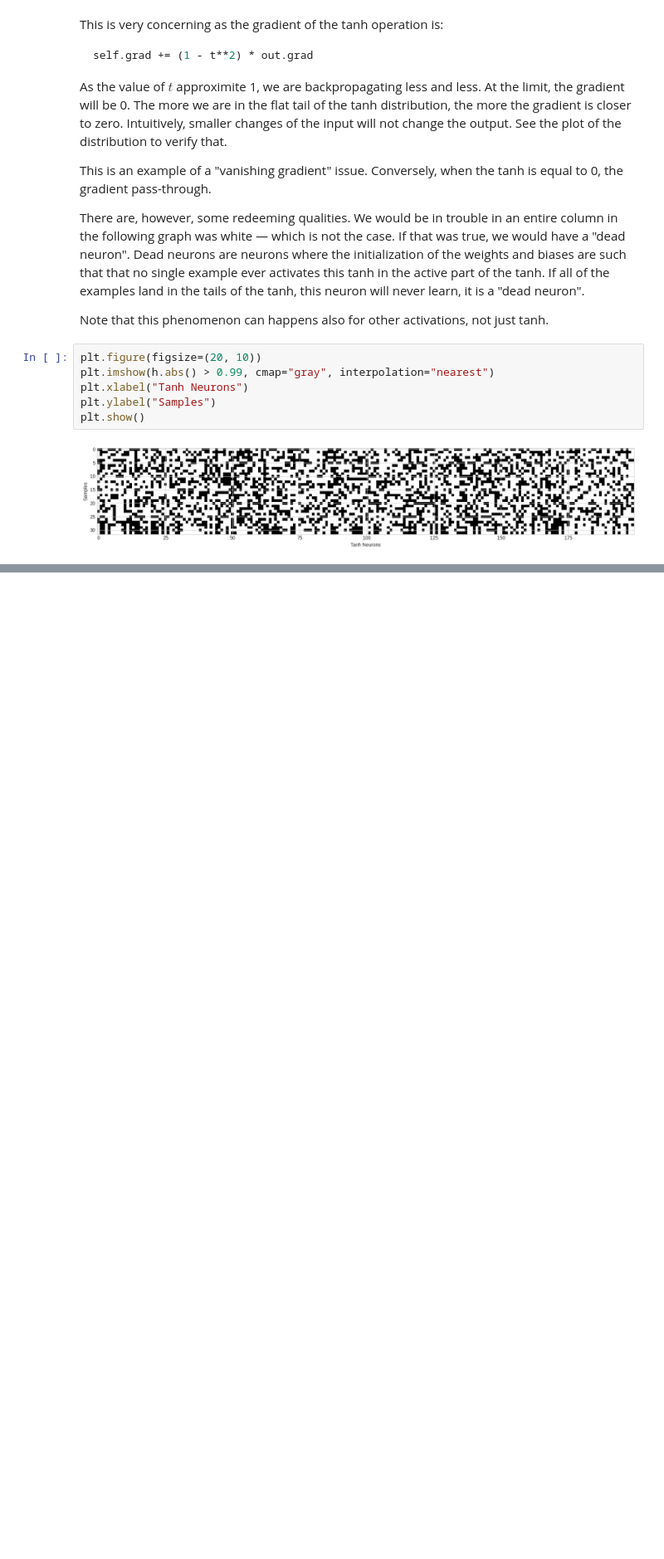
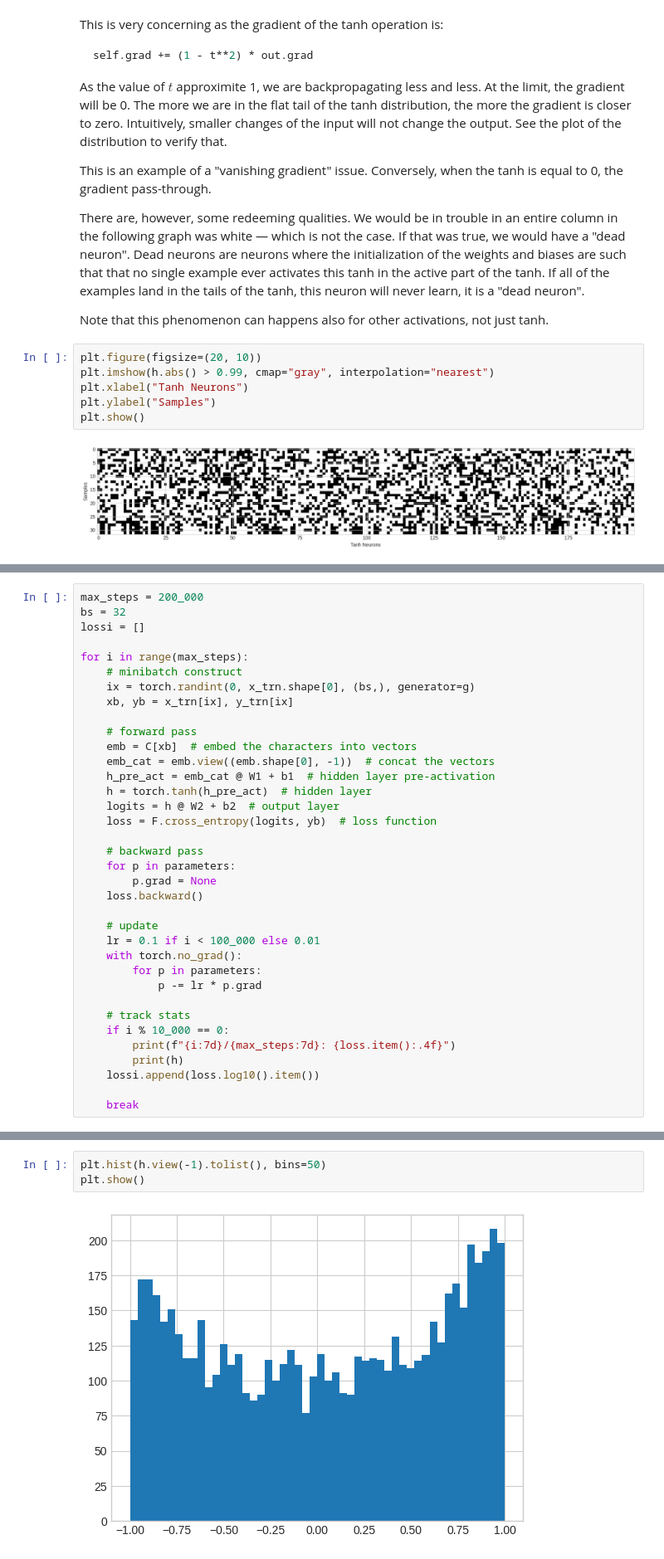
Before and after one commit to IamGianluca/dl, a Jupyter notebook: nbs/karpathy/makemore/makemore_part3_bn.ipynb, the cells around one changed output, grey strips where cells are left out. Shown at 83% size. Saved outputs shown, nothing was run; the diff lists cells and outputs as text; blank space fills up the shorter version.

```diff
--- a/nbs/karpathy/makemore/makemore_part3_bn.ipynb
+++ b/nbs/karpathy/makemore/makemore_part3_bn.ipynb
@@ -583,0 +609,36 @@ plt.show()
+# %%
+max_steps = 200_000
+bs = 32
+lossi = []
+
+for i in range(max_steps):
+    # minibatch construct
+    ix = torch.randint(0, x_trn.shape[0], (bs,), generator=g)
+    xb, yb = x_trn[ix], y_trn[ix]
+
+    # forward pass
+    emb = C[xb]  # embed the characters into vectors
+    emb_cat = emb.view((emb.shape[0], -1))  # concat the vectors
+    h_pre_act = emb_cat @ W1 + b1  # hidden layer pre-activation
+    h = torch.tanh(h_pre_act)  # hidden layer
+    logits = h @ W2 + b2  # output layer
+    loss = F.cross_entropy(logits, yb)  # loss function
+
+    # backward pass
+    for p in parameters:
+        p.grad = None
+    loss.backward()
+
+    # update
+    lr = 0.1 if i < 100_000 else 0.01
+    with torch.no_grad():
+        for p in parameters:
+            p -= lr * p.grad
+
+    # track stats
+    if i % 10_000 == 0:
+        print(f"{i:7d}/{max_steps:7d}: {loss.item():.4f}")
+        print(h)
+    lossi.append(loss.log10().item())
+
+    break
@@ -583,0 +655,5 @@ plt.show()
+# %%
+plt.hist(h.view(-1).tolist(), bins=50)
+plt.show()
+# %% [output]
+[figure, added]
```
Also changed, not shown: parts of 29 cells of this notebook.
